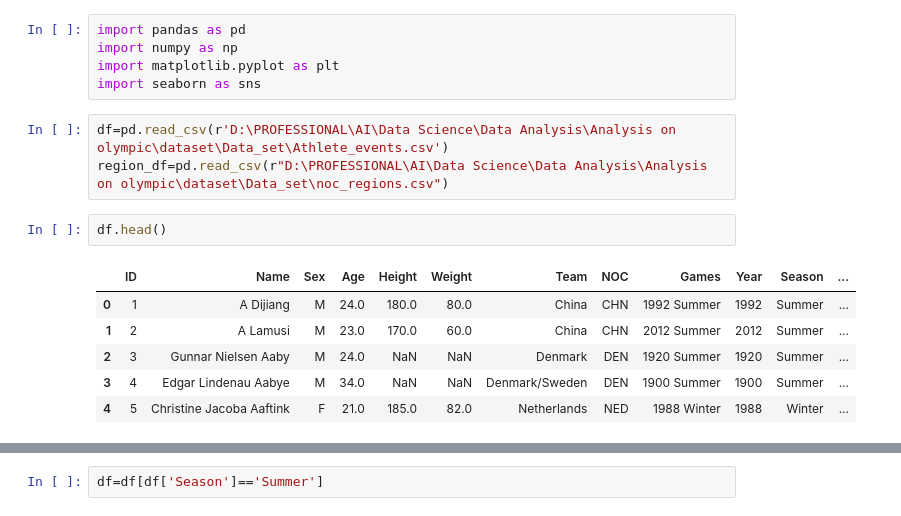
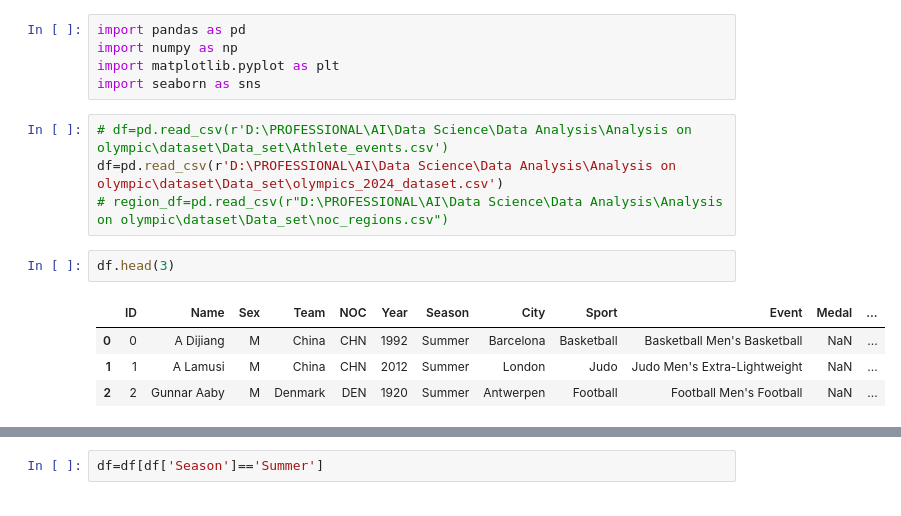
Before and after one commit to Razakhan143/Data-Science, a Jupyter notebook: Data Analysis/Analysis on olympic/Olympic_Analysis.ipynb, the cells around one changed output, grey strips where cells are left out. Saved outputs shown, nothing was run; the diff lists cells and outputs as text.

```diff
--- a/Data Analysis/Analysis on olympic/Olympic_Analysis.ipynb
+++ b/Data Analysis/Analysis on olympic/Olympic_Analysis.ipynb
@@ -4,14 +4,13 @@ import numpy as np
 import matplotlib.pyplot as plt
 import seaborn as sns
 # %%
-df=pd.read_csv(r'D:\PROFESSIONAL\AI\Data Science\Data Analysis\Analysis on olympic\dataset\Data_set\Athlete_events.csv')
-region_df=pd.read_csv(r"D:\PROFESSIONAL\AI\Data Science\Data Analysis\Analysis on olympic\dataset\Data_set\noc_regions.csv")
+# df=pd.read_csv(r'D:\PROFESSIONAL\AI\Data Science\Data Analysis\Analysis on olympic\dataset\Data_set\Athlete_events.csv')
+df=pd.read_csv(r'D:\PROFESSIONAL\AI\Data Science\Data Analysis\Analysis on olympic\dataset\Data_set\olympics_2024_dataset.csv')
+# region_df=pd.read_csv(r"D:\PROFESSIONAL\AI\Data Science\Data Analysis\Analysis on olympic\dataset\Data_set\noc_regions.csv")
 # %%
-df.head()
+df.head(3)
 # %% [output]
-|  | ID | Name | Sex | Age | Height | Weight | Team | NOC | Games | Year | Season | ... |
-| 0 | 1 | A Dijiang | M | 24.0 | 180.0 | 80.0 | China | CHN | 1992 Summer | 1992 | Summer | ... |
-| 1 | 2 | A Lamusi | M | 23.0 | 170.0 | 60.0 | China | CHN | 2012 Summer | 2012 | Summer | ... |
-| 2 | 3 | Gunnar Nielsen Aaby | M | 24.0 | NaN | NaN | Denmark | DEN | 1920 Summer | 1920 | Summer | ... |
-| 3 | 4 | Edgar Lindenau Aabye | M | 34.0 | NaN | NaN | Denmark/Sweden | DEN | 1900 Summer | 1900 | Summer | ... |
-| 4 | 5 | Christine Jacoba Aaftink | F | 21.0 | 185.0 | 82.0 | Netherlands | NED | 1988 Winter | 1988 | Winter | ... |
+|  | ID | Name | Sex | Team | NOC | Year | Season | City | Sport | Event | Medal | ... |
+| 0 | 0 | A Dijiang | M | China | CHN | 1992 | Summer | Barcelona | Basketball | Basketball Men's Basketball | NaN | ... |
+| 1 | 1 | A Lamusi | M | China | CHN | 2012 | Summer | London | Judo | Judo Men's Extra-Lightweight | NaN | ... |
+| 2 | 2 | Gunnar Aaby | M | Denmark | DEN | 1920 | Summer | Antwerpen | Football | Football Men's Football | NaN | ... |
```
Also changed, not shown: parts of 9 cells of this notebook, 3 other files.
